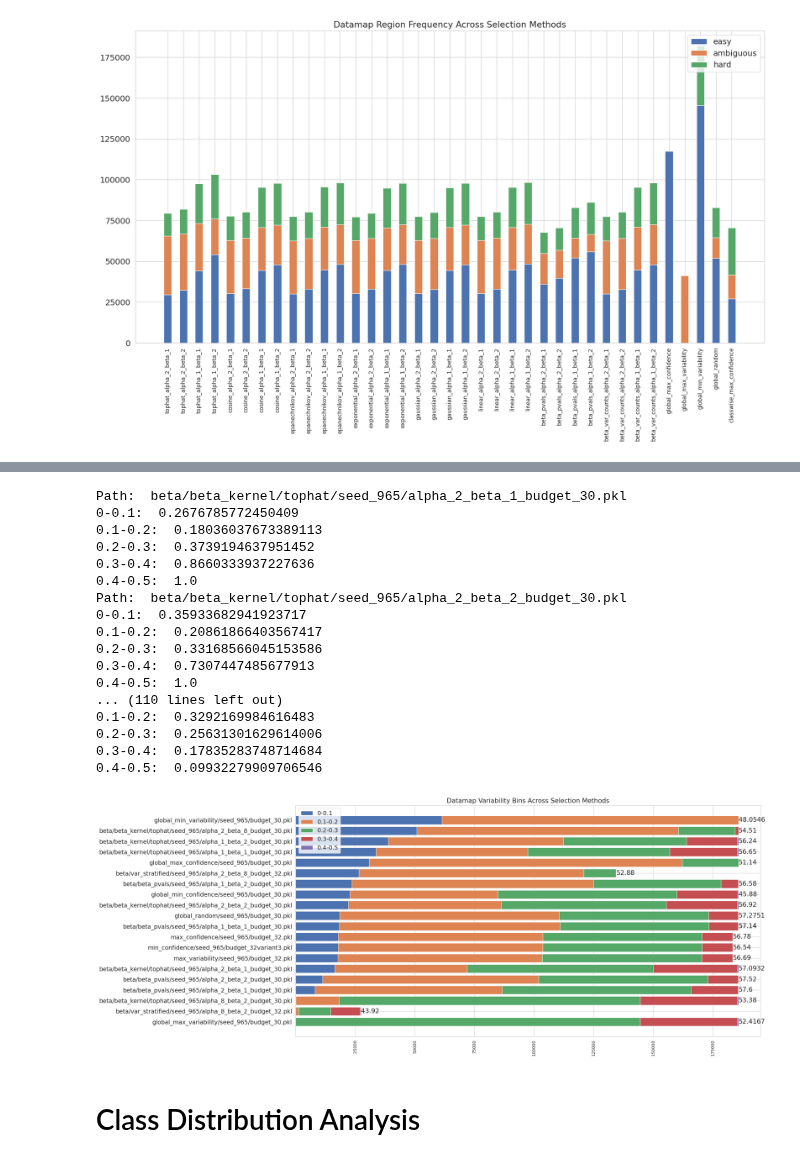
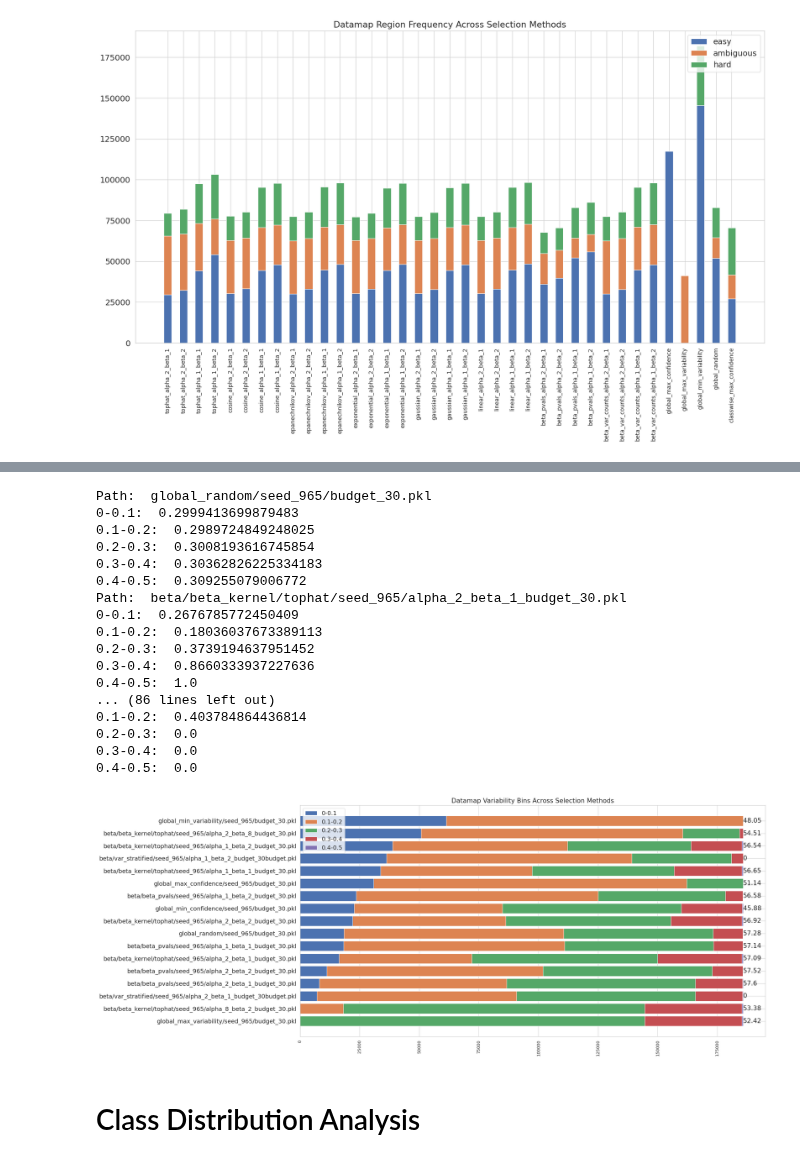
Before and after one commit to jr4fs/vl-pretraining, a Jupyter notebook: src/dataset_selection/sampling/binned_plots.ipynb, the cells around one changed output, grey strips where cells are left out. Cells and saved outputs as stored; diff of their text form; code cells hidden in the pictures.

Commit message:
binned plots

```diff
--- a/src/dataset_selection/sampling/binned_plots.ipynb
+++ b/src/dataset_selection/sampling/binned_plots.ipynb
@@ -389,6 +403,3 @@ findfont: Font family ['Georgia'] not found. Falling back to DejaVu Sans.
 findfont: Font family ['Georgia'] not found. Falling back to DejaVu Sans.
 findfont: Font family ['Georgia'] not found. Falling back to DejaVu Sans.
 [figure]
-# %%
-accuracies= [57.0932, 56.92, 56.65, 56.24, 54.51, 53.38, 57.14, 57.2751, 51.14, 45.88, 52.4167, 48.0546, 56.78, 56.69, 56.54, 52.88, 43.92, 57.6, 57.52, 57.14, 56.58]
-plot_stacked_confidence(base_path, sampling_base, sampling_ids_list, accuracies)
@@ -416,0 +406,5 @@ findfont: Font family ['Georgia'] not found. Falling back to DejaVu Sans.
+# %%
+accuracies_sub = []
+for sample in sampling_ids_list:
+    accuracies_sub.append(accuracies[sample])
+plot_stacked_confidence(base_path, sampling_base, sampling_ids_list, accuracies_sub)
@@ -417,24 +433,24 @@ findfont: Font family ['Georgia'] not found. Falling back to DejaVu Sans.
 # %%
-plot_stacked_variability(base_path, sampling_base, sampling_ids_list, accuracies)
+plot_stacked_variability(base_path, sampling_base, sampling_ids_list, accuracies_sub)
 # %% [output]
+Path:  global_random/seed_965/budget_30.pkl
+0-0.1:  0.2999413699879483
+0.1-0.2:  0.2989724849248025
+0.2-0.3:  0.3008193616745854
+0.3-0.4:  0.30362826225334183
+0.4-0.5:  0.309255079006772
 Path:  beta/beta_kernel/tophat/seed_965/alpha_2_beta_1_budget_30.pkl
 0-0.1:  0.2676785772450409
 0.1-0.2:  0.18036037673389113
 0.2-0.3:  0.3739194637951452
 0.3-0.4:  0.8660333937227636
 0.4-0.5:  1.0
-Path:  beta/beta_kernel/tophat/seed_965/alpha_2_beta_2_budget_30.pkl
-0-0.1:  0.35933682941923717
-0.1-0.2:  0.20861866403567417
-0.2-0.3:  0.33168566045153586
-0.3-0.4:  0.7307447485677913
-0.4-0.5:  1.0
-... (110 lines left out)
-0.1-0.2:  0.3292169984616483
-0.2-0.3:  0.25631301629614006
-0.3-0.4:  0.17835283748714684
-0.4-0.5:  0.09932279909706546
+... (86 lines left out)
+0.1-0.2:  0.403784864436814
+0.2-0.3:  0.0
+0.3-0.4:  0.0
+0.4-0.5:  0.0
-[figure, old version]
+[figure, new version]
 # %%
 confidence = df['confidence'].tolist()
 variability = df['variability'].tolist()
```
Also changed, not shown: parts of 3 cells of this notebook.
